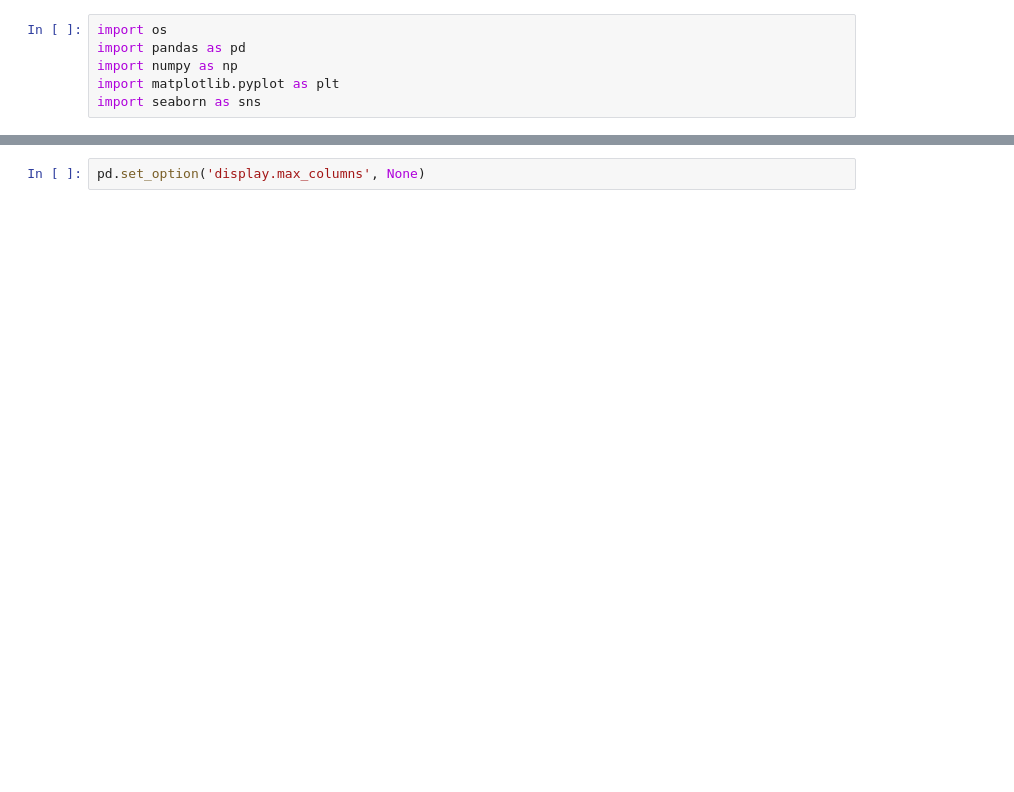
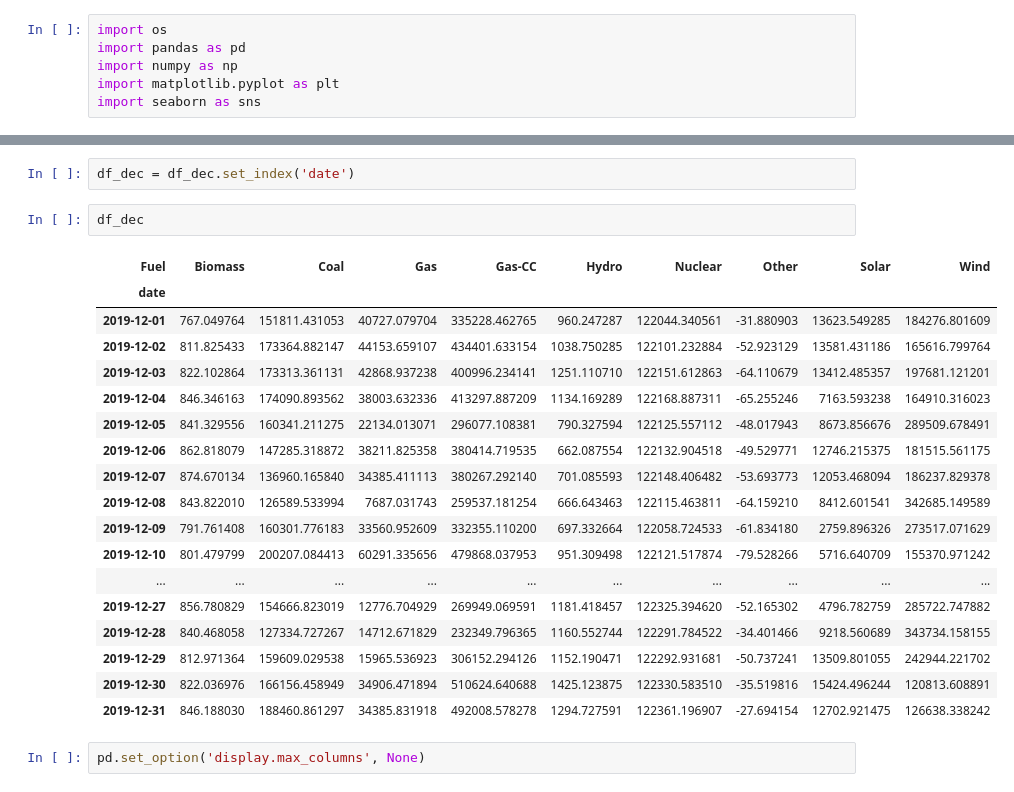
Before and after one commit to akr2293/Texas-Electricity-Forecasting, a Jupyter notebook: notebooks/01_cleaning.ipynb, the cells around one changed output, grey strips where cells are left out. Drawn from its saved outputs; the diff is of its cells as text; blank space fills up the shorter version.

```diff
--- a/notebooks/01_cleaning.ipynb
+++ b/notebooks/01_cleaning.ipynb
@@ -29,2 +42,25 @@ df['Dec15']
+# %%
+df_dec = df_dec.set_index('date')
+# %%
+df_dec
+# %% [output]
+| Fuel | Biomass | Coal | Gas | Gas-CC | Hydro | Nuclear | Other | Solar | Wind |
+| date |  |  |  |  |  |  |  |  |  |
+| 2019-12-01 | 767.049764 | 151811.431053 | 40727.079704 | 335228.462765 | 960.247287 | 122044.340561 | -31.880903 | 13623.549285 | 184276.801609 |
+| 2019-12-02 | 811.825433 | 173364.882147 | 44153.659107 | 434401.633154 | 1038.750285 | 122101.232884 | -52.923129 | 13581.431186 | 165616.799764 |
+| 2019-12-03 | 822.102864 | 173313.361131 | 42868.937238 | 400996.234141 | 1251.110710 | 122151.612863 | -64.110679 | 13412.485357 | 197681.121201 |
+| 2019-12-04 | 846.346163 | 174090.893562 | 38003.632336 | 413297.887209 | 1134.169289 | 122168.887311 | -65.255246 | 7163.593238 | 164910.316023 |
+| 2019-12-05 | 841.329556 | 160341.211275 | 22134.013071 | 296077.108381 | 790.327594 | 122125.557112 | -48.017943 | 8673.856676 | 289509.678491 |
+| 2019-12-06 | 862.818079 | 147285.318872 | 38211.825358 | 380414.719535 | 662.087554 | 122132.904518 | -49.529771 | 12746.215375 | 181515.561175 |
+| 2019-12-07 | 874.670134 | 136960.165840 | 34385.411113 | 380267.292140 | 701.085593 | 122148.406482 | -53.693773 | 12053.468094 | 186237.829378 |
+| 2019-12-08 | 843.822010 | 126589.533994 | 7687.031743 | 259537.181254 | 666.643463 | 122115.463811 | -64.159210 | 8412.601541 | 342685.149589 |
+| 2019-12-09 | 791.761408 | 160301.776183 | 33560.952609 | 332355.110200 | 697.332664 | 122058.724533 | -61.834180 | 2759.896326 | 273517.071629 |
+| 2019-12-10 | 801.479799 | 200207.084413 | 60291.335656 | 479868.037953 | 951.309498 | 122121.517874 | -79.528266 | 5716.640709 | 155370.971242 |
+| ... | ... | ... | ... | ... | ... | ... | ... | ... | ... |
+| 2019-12-27 | 856.780829 | 154666.823019 | 12776.704929 | 269949.069591 | 1181.418457 | 122325.394620 | -52.165302 | 4796.782759 | 285722.747882 |
+| 2019-12-28 | 840.468058 | 127334.727267 | 14712.671829 | 232349.796365 | 1160.552744 | 122291.784522 | -34.401466 | 9218.560689 | 343734.158155 |
+| 2019-12-29 | 812.971364 | 159609.029538 | 15965.536923 | 306152.294126 | 1152.190471 | 122292.931681 | -50.737241 | 13509.801055 | 242944.221702 |
+| 2019-12-30 | 822.036976 | 166156.458949 | 34906.471894 | 510624.640688 | 1425.123875 | 122330.583510 | -35.519816 | 15424.496244 | 120813.608891 |
+| 2019-12-31 | 846.188030 | 188460.861297 | 34385.831918 | 492008.578278 | 1294.727591 | 122361.196907 | -27.694154 | 12702.921475 | 126638.338242 |
 # %%
 pd.set_option('display.max_columns', None)
```
Also changed, not shown: parts of 24 cells of this notebook, 31 other files.
